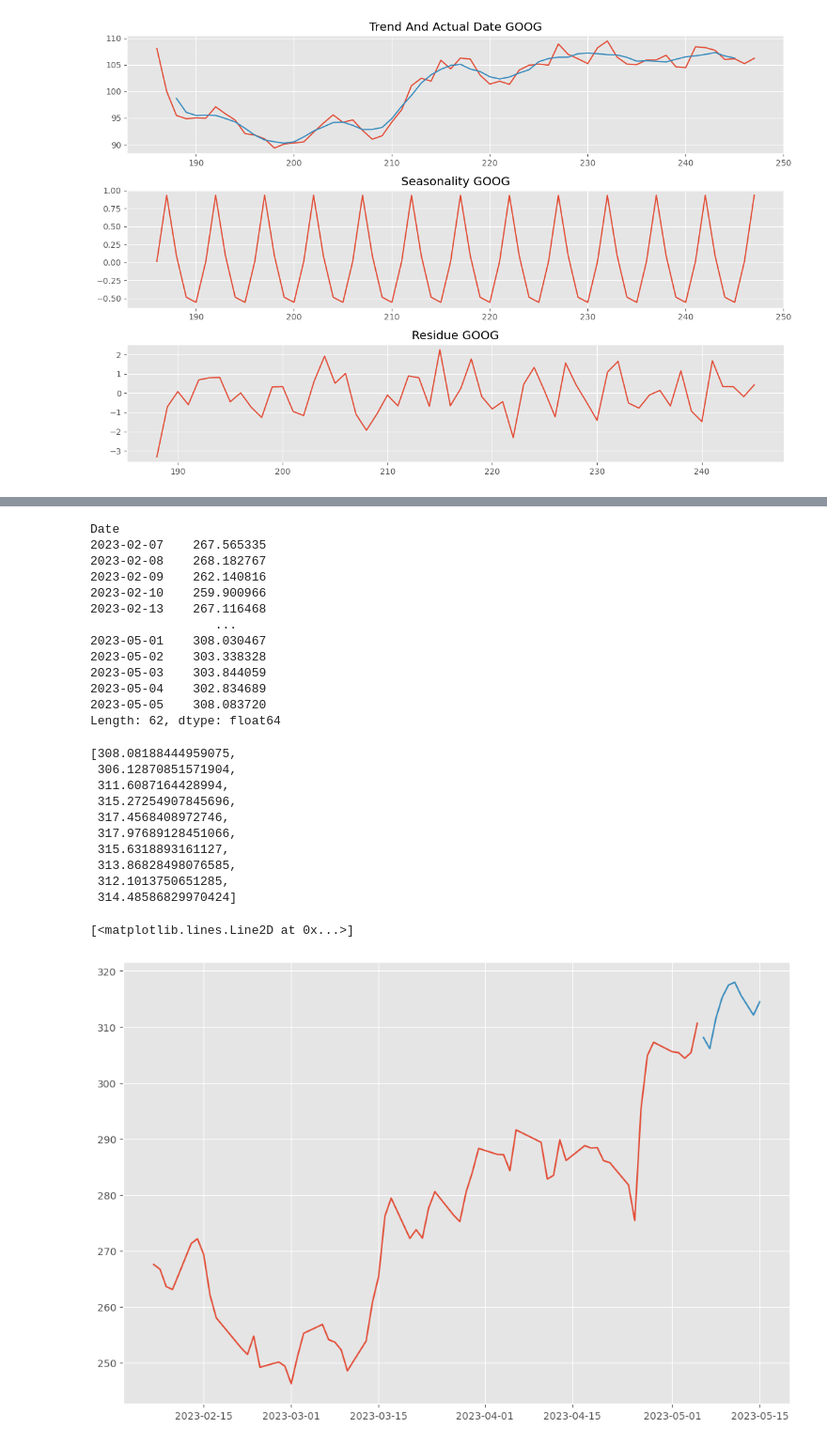
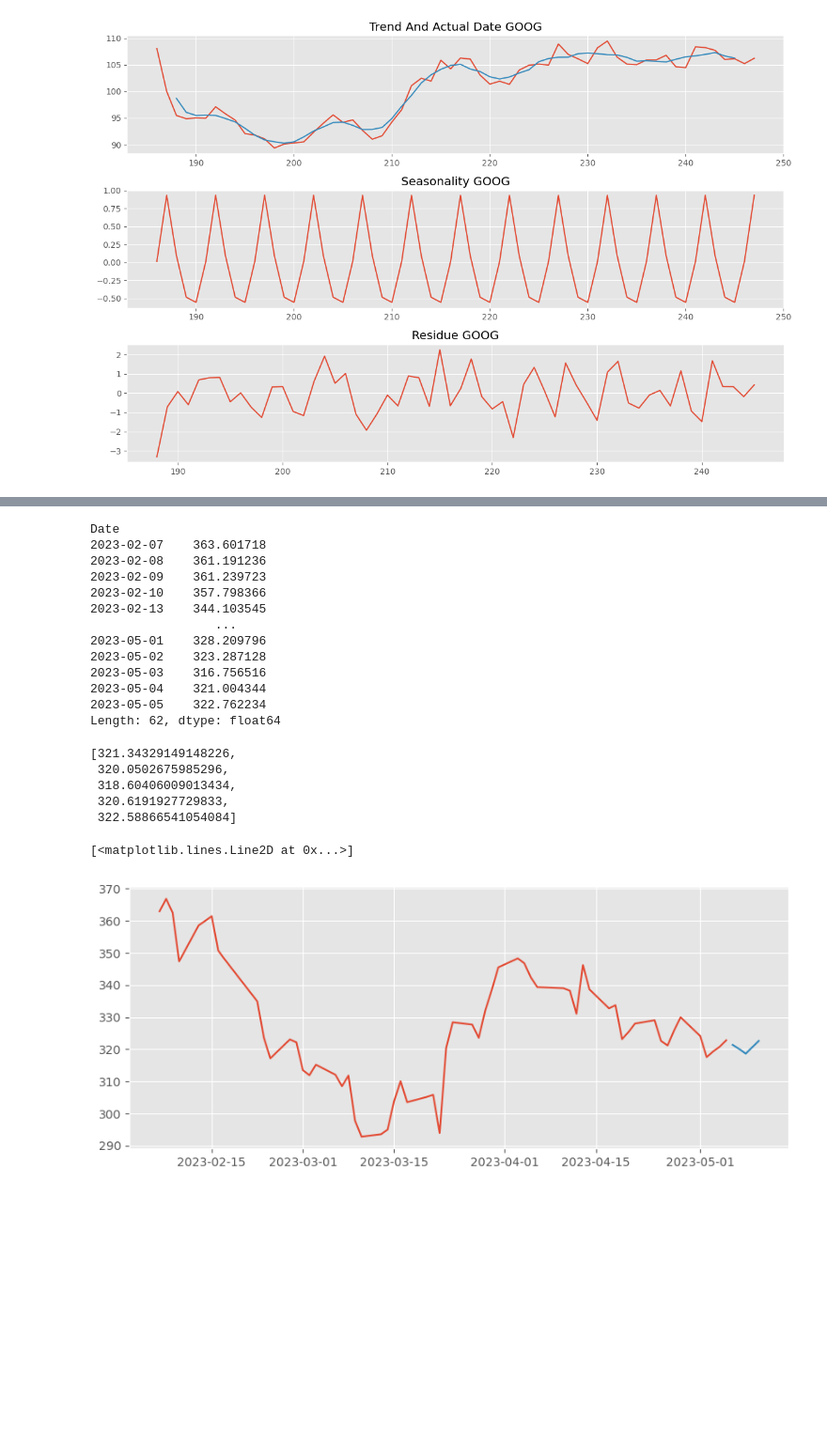
Before and after one commit to wp225/Data_Science_Practice, a Jupyter notebook: Time-Series /time_series_analysis.ipynb, the cells around one changed output, grey strips where cells are left out. Shown at 94% size. Saved outputs shown, nothing was run; the diff lists cells and outputs as text; code cells hidden in the pictures; blank space fills up the shorter version.

Commit message:
simple ETS model

```diff
--- a/Time-Series /time_series_analysis.ipynb
+++ b/Time-Series /time_series_analysis.ipynb
@@ -95,6 +95,6 @@ decomposition_plots(ticket='GOOG')
 [figure]
 [figure]
 # %%
-test = stocks_df[stocks_df['Ticker']=='MSFT']
+test = stocks_df[stocks_df['Ticker']=='NFLX']
 series = test[['Close','Date']]
 series.set_index('Date',inplace=True)
@@ -117,10 +101,14 @@ Name: Close, Length: 62, dtype: float64
 # %%
 from statsmodels.tsa.exponential_smoothing.ets import ETSModel
-model = ETSModel(series['Close'], trend='add', seasonal='add', seasonal_periods=10,damped_trend=True)  # Adjust seasonal_periods as needed
-fit = model.fit(maxiter=10000)
-series['Close'].plot(label="data")
-fit.fittedvalues.plot(label="statsmodels fit")
-plt.ylabel("stock appl")
-
-plt.legend()
-plt.show()
+def fit_model(ticket:str):
+    test = stocks_df[stocks_df['Ticker']==ticket]
+    series = test[['Close','Date']]
+    series.set_index('Date',inplace=True)
+    model = ETSModel(series['Close'],
+                     error='add',trend='add', seasonal='add',
+                     seasonal_periods=9,
+                     damped_trend=True
+                     )
+    fit = model.fit(maxiter=10000,disp=False)
+    series['Close'].plot(label=ticket)
+    fit.fittedvalues.plot(label=f'{ticket} fitted')
@@ -181,39 +148,35 @@ Warnings:
 fit.predict()
 # %% [output]
 Date
-2023-02-07    267.565335
-2023-02-08    268.182767
-2023-02-09    262.140816
-2023-02-10    259.900966
-2023-02-13    267.116468
+2023-02-07    363.601718
+2023-02-08    361.191236
+2023-02-09    361.239723
+2023-02-10    357.798366
+2023-02-13    344.103545
                  ...
-2023-05-01    308.030467
-2023-05-02    303.338328
-2023-05-03    303.844059
-2023-05-04    302.834689
-2023-05-05    308.083720
+2023-05-01    328.209796
+2023-05-02    323.287128
+2023-05-03    316.756516
+2023-05-04    321.004344
+2023-05-05    322.762234
 Length: 62, dtype: float64
 # %%
-forecasted_values = fit.forecast(steps=10)
+forecasted_values = fit.forecast(steps=5)
 list(forecasted_values)
 # %% [output]
-[308.08188444959075,
- 306.12870851571904,
- 311.6087164428994,
- 315.27254907845696,
- 317.4568408972746,
- 317.97689128451066,
- 315.6318893161127,
- 313.86828498076585,
- 312.1013750651285,
- 314.48586829970424]
+[321.34329149148226,
+ 320.0502675985296,
+ 318.60406009013434,
+ 320.6191927729833,
+ 322.58866541054084]
 # %%
-forecasted_df = pd.DataFrame(forecasted_values.values, index=pd.date_range(start=series.index[-1]+pd.Timedelta(days=1), periods=10, freq='D',name='Date'),columns=['Close'])
+forecasted_df = pd.DataFrame(forecasted_values.values, index=pd.date_range(start=series.index[-1]+pd.Timedelta(days=1), periods=5, freq='D',name='Date'),columns=['Close'])
 # %%
-plt.figure(figsize=(12,8))
+plt.figure(figsize=(10,4))
 plt.subplot(1,1,1)
 plt.plot(series.Close)
+
 plt.plot(forecasted_df.Close,)
 # %% [output]
 [<matplotlib.lines.Line2D at 0x...>]
-[figure, old version]
+[figure, new version]
```
Also changed, not shown: parts of 10 cells of this notebook, 5 other files.
